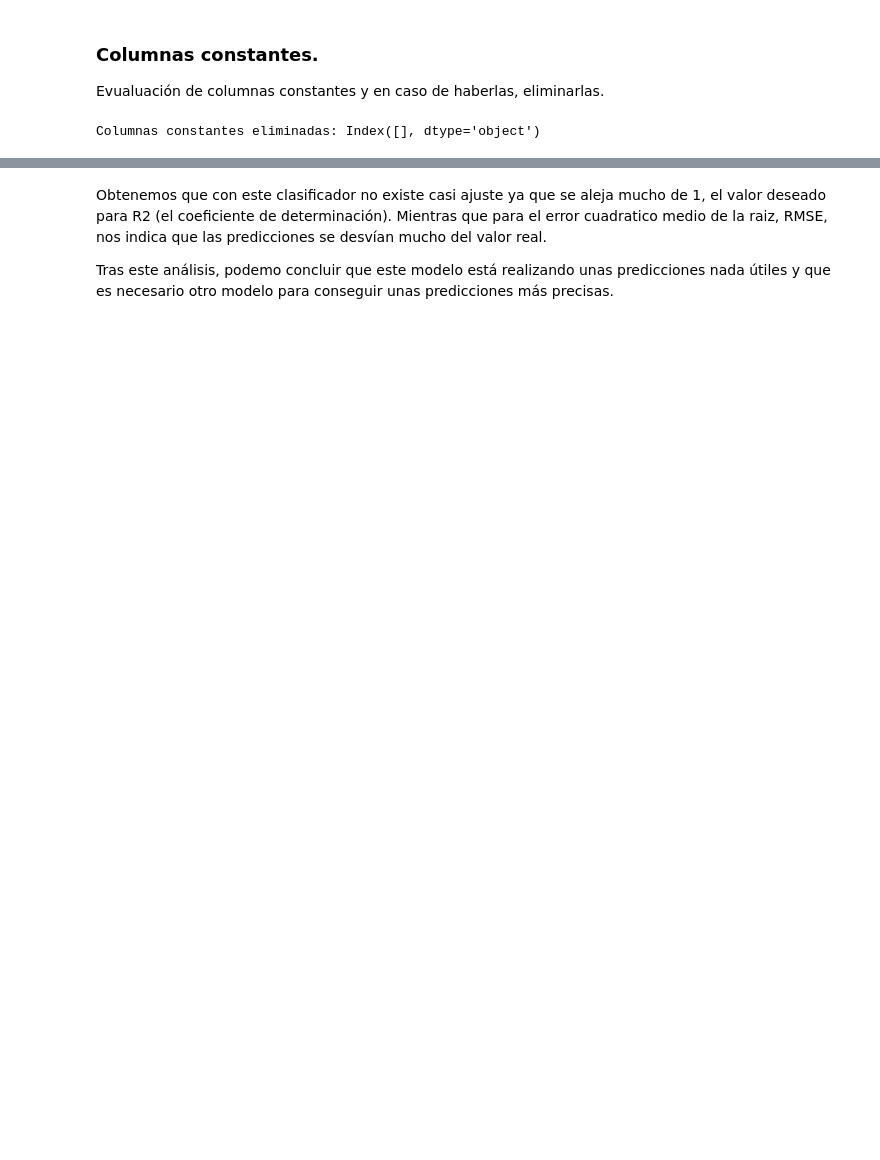
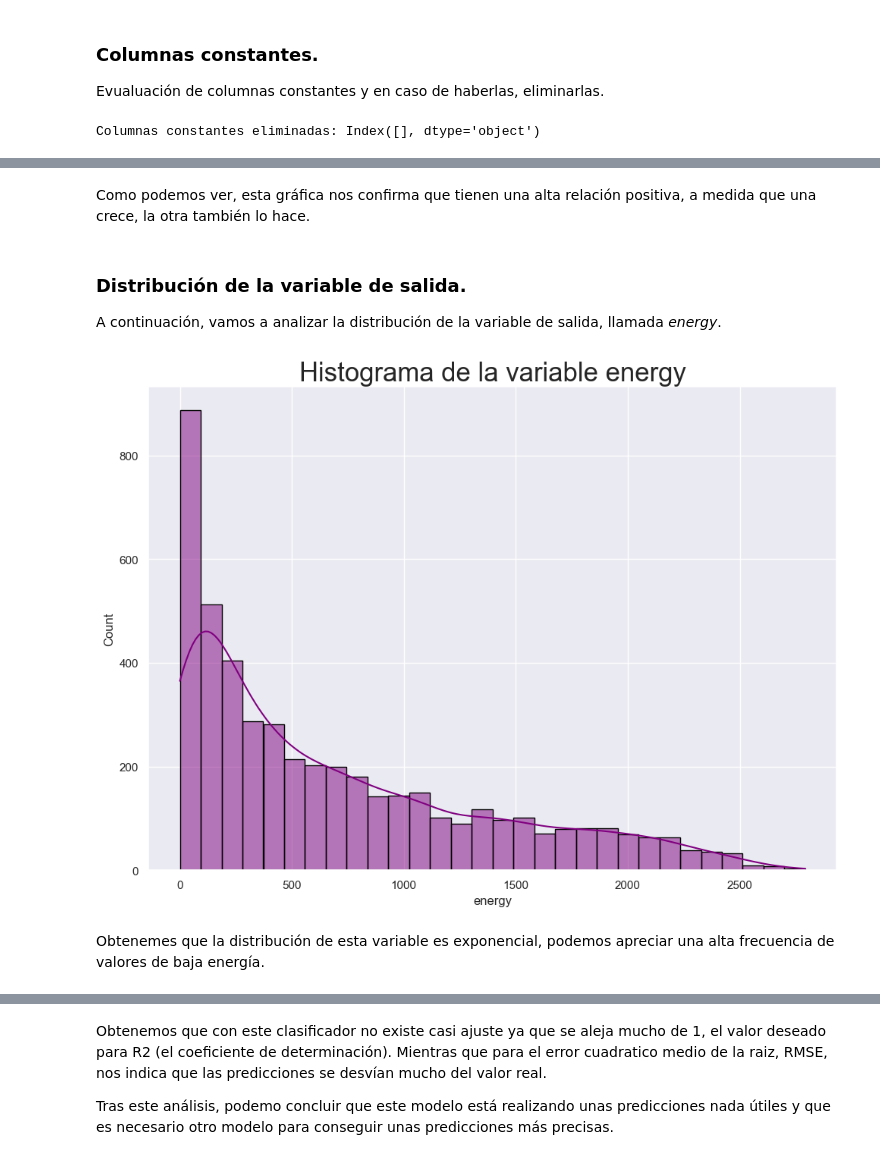
Before and after one commit to celiiaaa/Energy_Prediction_System, a Jupyter notebook: main.ipynb, the cells around one changed output, grey strips where cells are left out. Drawn from its saved outputs; the diff is of its cells as text; code cells hidden in the pictures; blank space fills up the shorter version.

```diff
--- a/main.ipynb
+++ b/main.ipynb
@@ -331,0 +320,16 @@ R2: -0.0002287731466630305
+# %% [markdown]
+Como podemos ver, esta gráfica nos confirma que tienen una alta relación positiva, a medida que una crece, la otra también lo hace.
+# %% [markdown]
+### Distribución de la variable de salida.
+
+A continuación, vamos a analizar la distribución de la variable de salida, llamada *energy*.
+# %%
+# Dibujamos el histograma de la variable de salida
+sns.set(rc={'figure.figsize':(11.7, 8.27)})
+sns.histplot(y_df, bins=30, color='purple', kde=True, edgecolor='black')
+plt.title('Histograma de la variable energy', size=25)
+plt.show()
+# %% [output]
+[figure, added]
+# %% [markdown]
+Obtenemes que la distribución de esta variable es exponencial, podemos apreciar una alta frecuencia de valores de baja energía.
```
Also changed, not shown: parts of 90 cells of this notebook, 1 other file.
